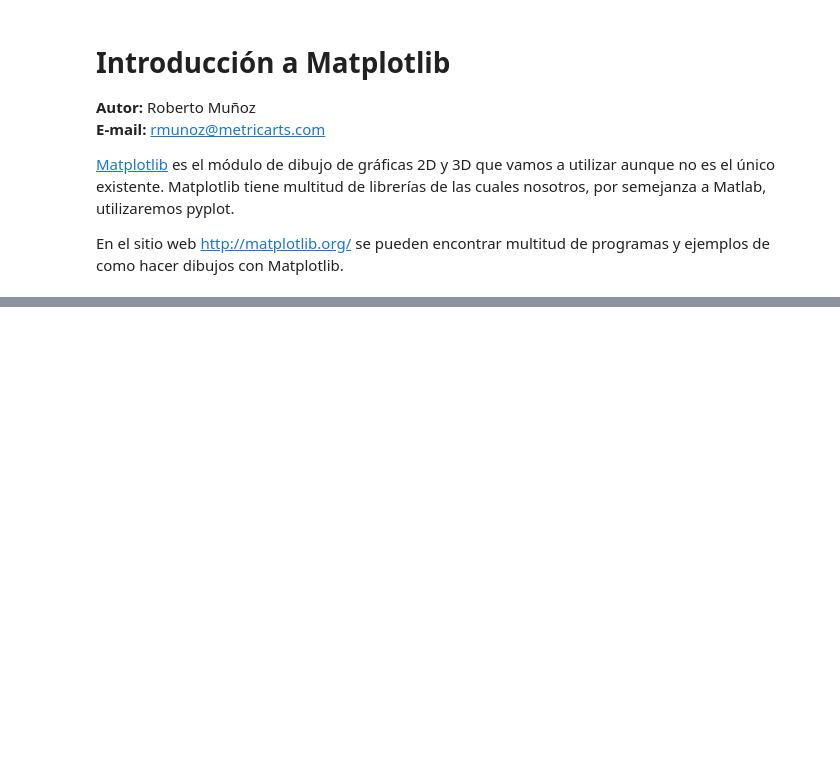
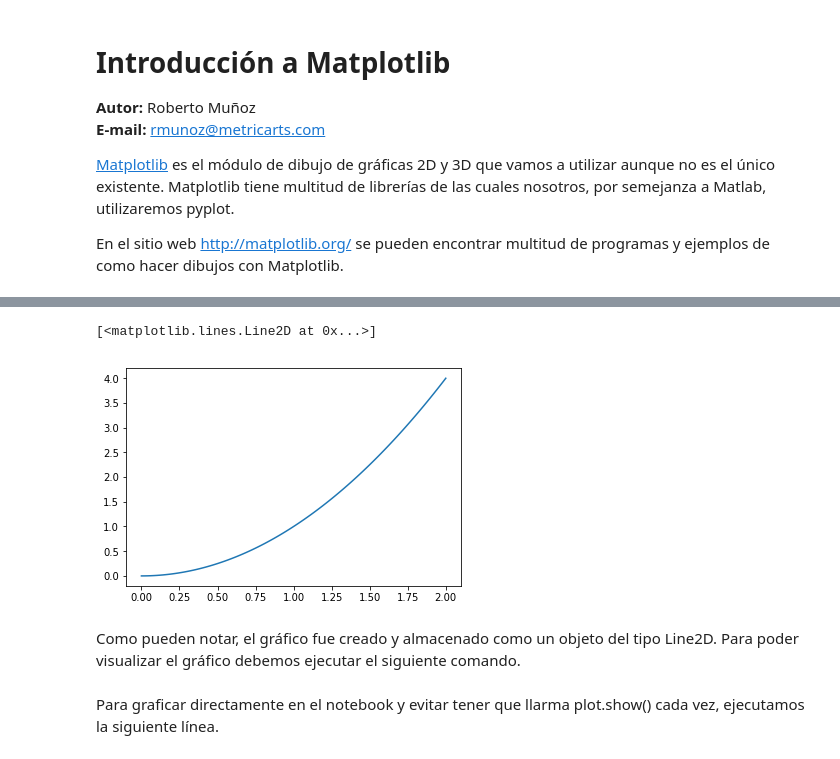
Before and after one commit to MetricLearning/intensivo_python, a Jupyter notebook: tutoriales/07_Introduccion_a_Matplotlib.ipynb, the cells around one changed output, grey strips where cells are left out. Drawn from its saved outputs; the diff is of its cells as text; code cells hidden in the pictures; blank space fills up the shorter version.

```diff
--- a/tutoriales/07_Introduccion_a_Matplotlib.ipynb
+++ b/tutoriales/07_Introduccion_a_Matplotlib.ipynb
@@ -28,0 +23,3 @@ Genere un arreglo *x* con números desde el -5 hasta el 10 con separación de 0.
+# %%
+x = np.linspace(0, 2, 100)
+print(x)
@@ -28,0 +44,11 @@ Genere un arreglo *x* con números desde el -5 hasta el 10 con separación de 0.
+# %%
+# Go ahead and explicitly create a figure and an axes
+fig, ax = plt.subplots(1, 1)
+
+# Plot our x variable on the x-axis and x^2 on the y-axis
+ax.plot(x, x**2)
+# %% [output]
+[<matplotlib.lines.Line2D at 0x...>]
+[figure, added]
+# %% [markdown]
+Como pueden notar, el gráfico fue creado y almacenado como un objeto del tipo Line2D. Para poder visualizar el gráfico debemos ejecutar el siguiente comando.
@@ -28,0 +57,2 @@ Genere un arreglo *x* con números desde el -5 hasta el 10 con separación de 0.
+# %% [markdown]
+Para graficar directamente en el notebook y evitar tener que llarma plot.show() cada vez, ejecutamos la siguiente línea.
```
Also changed, not shown: parts of 25 cells of this notebook, 30 other files.
